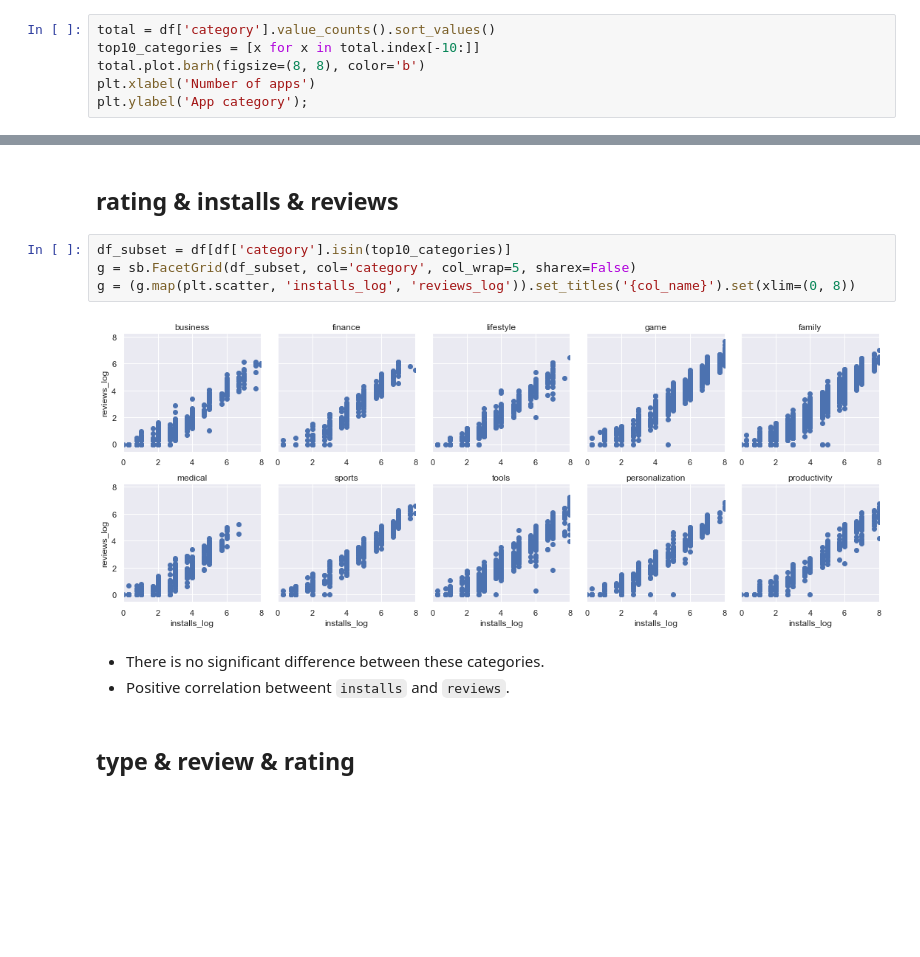
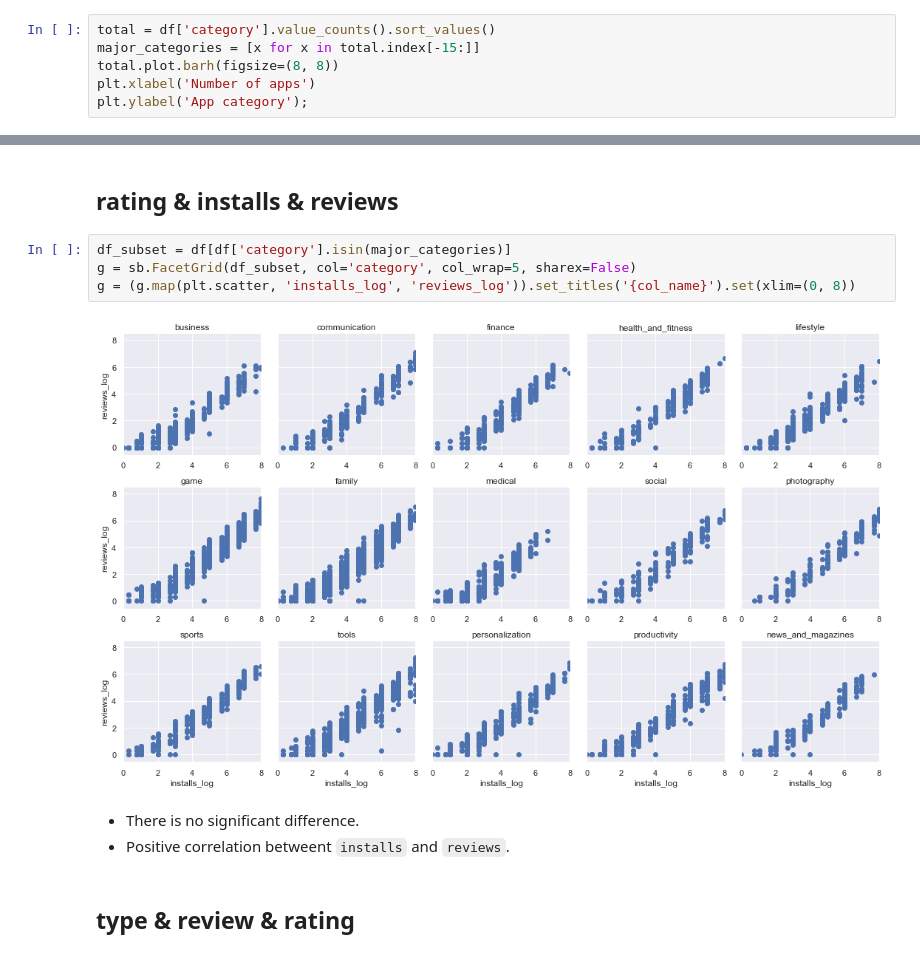
Before and after one commit to harupy/udacity-data-analyst, a Jupyter notebook: 5-data-visualization/@communiate_data_findings/EDA.ipynb, the cells around one changed output, grey strips where cells are left out. Saved outputs shown, nothing was run; the diff lists cells and outputs as text; blank space fills up the shorter version.

```diff
--- a/5-data-visualization/@communiate_data_findings/EDA.ipynb
+++ b/5-data-visualization/@communiate_data_findings/EDA.ipynb
@@ -287,8 +284,8 @@ df = pd.read_csv(save_path)
 ### category
 # %%
 total = df['category'].value_counts().sort_values()
-top10_categories = [x for x in total.index[-10:]]
-total.plot.barh(figsize=(8, 8), color='b')
+major_categories = [x for x in total.index[-15:]]
+total.plot.barh(figsize=(8, 8))
 plt.xlabel('Number of apps')
 plt.ylabel('App category');
 # %% [output]
@@ -526,13 +535,13 @@ your work in the previous sections.
 # %% [markdown]
 ## rating & installs & reviews
 # %%
-df_subset = df[df['category'].isin(top10_categories)]
+df_subset = df[df['category'].isin(major_categories)]
 g = sb.FacetGrid(df_subset, col='category', col_wrap=5, sharex=False)
 g = (g.map(plt.scatter, 'installs_log', 'reviews_log')).set_titles('{col_name}').set(xlim=(0, 8))
 # %% [output]
-[figure, old version]
+[figure, new version]
 # %% [markdown]
-- There is no significant difference between these categories.
+- There is no significant difference.
 - Positive correlation betweent `installs` and `reviews`.
 # %% [markdown]
 ## type & review & rating
```
Also changed, not shown: parts of 42 cells of this notebook, 6 other files.
